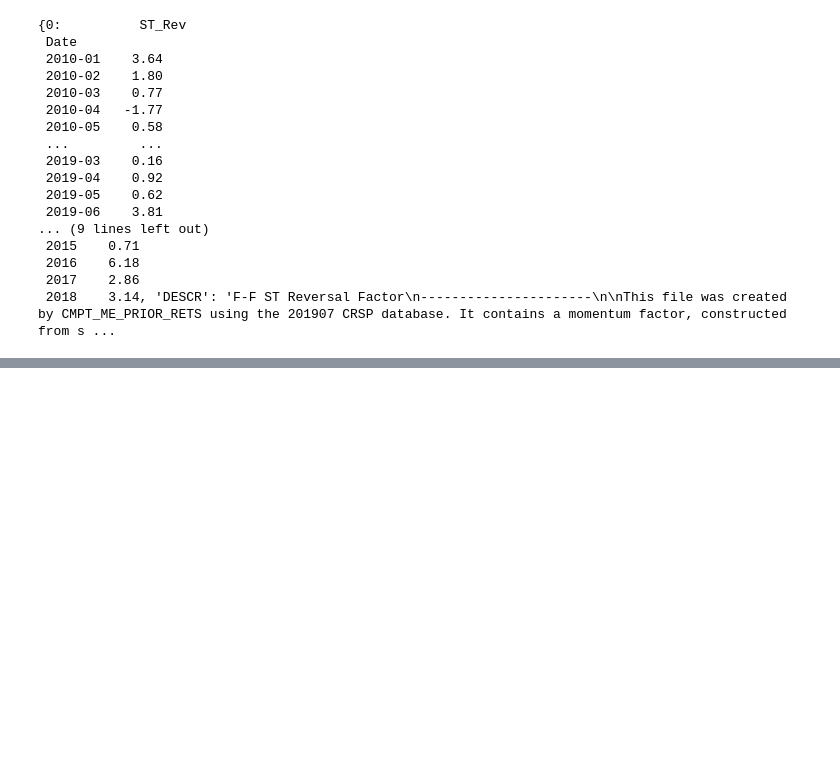
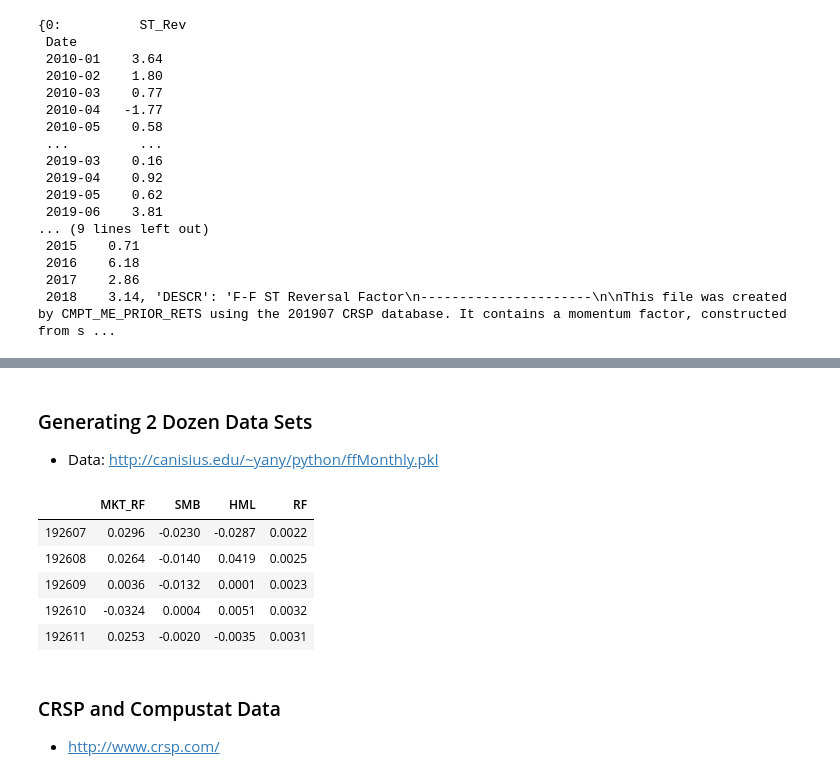
Before and after one commit to damiansp/TS, a Jupyter notebook: python/finance/04_data_sources/data_sources.py.ipynb, the cells around one changed output, grey strips where cells are left out. Cells and saved outputs as stored; diff of their text form; code cells hidden in the pictures; blank space fills up the shorter version.

```diff
--- a/python/finance/04_data_sources/data_sources.py.ipynb
+++ b/python/finance/04_data_sources/data_sources.py.ipynb
@@ -170,0 +176,3 @@ ff4
+# %% [markdown]
+### Generating 2 Dozen Data Sets
+- Data: http://canisius.edu/~yany/python/ffMonthly.pkl
@@ -170,0 +183,13 @@ ff4
+# %%
+ff = pd.read_pickle('../../../data/ffMonthly.pkl')
+ff.head()
+# %% [output]
+|  | MKT_RF | SMB | HML | RF |
+| 192607 | 0.0296 | -0.0230 | -0.0287 | 0.0022 |
+| 192608 | 0.0264 | -0.0140 | 0.0419 | 0.0025 |
+| 192609 | 0.0036 | -0.0132 | 0.0001 | 0.0023 |
+| 192610 | -0.0324 | 0.0004 | 0.0051 | 0.0032 |
+| 192611 | 0.0253 | -0.0020 | -0.0035 | 0.0031 |
+# %% [markdown]
+### CRSP and Compustat Data
+-  http://www.crsp.com/
```
Also changed, not shown: parts of 4 cells of this notebook.
